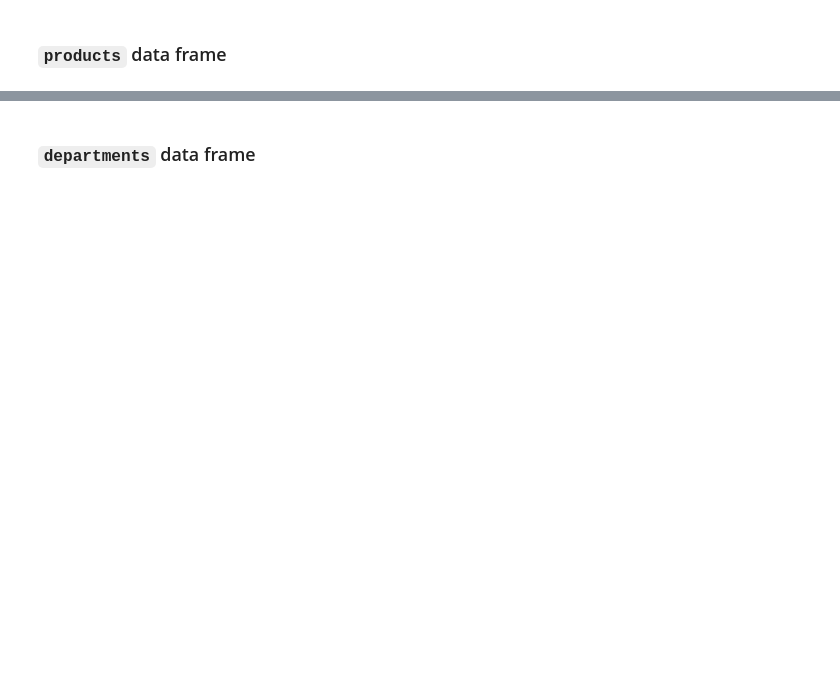
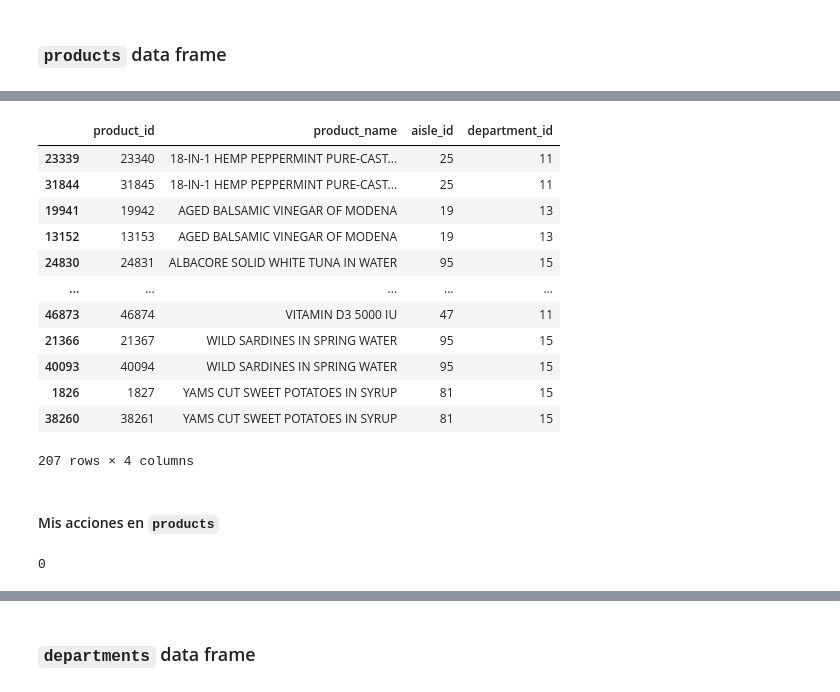
Before and after one commit to RulasBoy/TripleTen-Bootcamp, a Jupyter notebook: Sprint 4/Sprint 4.ipynb, the cells around one changed output, grey strips where cells are left out. Drawn from its saved outputs; the diff is of its cells as text; code cells hidden in the pictures; blank space fills up the shorter version.

```diff
--- a/Sprint 4/Sprint 4.ipynb
+++ b/Sprint 4/Sprint 4.ipynb
@@ -259,3 +330,28 @@ Describe brevemente tus hallazgos y lo que hiciste con ellos
 # %%
 # Revisa si hay nombres duplicados de productos no faltantes
+df_products[df_products['product_name'].notna() & df_products.duplicated(subset=['product_name'], keep=False)].sort_values(by='product_name')
+# %% [output]
+|  | product_id | product_name | aisle_id | department_id |
+| 23339 | 23340 | 18-IN-1 HEMP PEPPERMINT PURE-CAST... | 25 | 11 |
+| 31844 | 31845 | 18-IN-1 HEMP PEPPERMINT PURE-CAST... | 25 | 11 |
+| 19941 | 19942 | AGED BALSAMIC VINEGAR OF MODENA | 19 | 13 |
+| 13152 | 13153 | AGED BALSAMIC VINEGAR OF MODENA | 19 | 13 |
+| 24830 | 24831 | ALBACORE SOLID WHITE TUNA IN WATER | 95 | 15 |
+| ... | ... | ... | ... | ... |
+| 46873 | 46874 | VITAMIN D3 5000 IU | 47 | 11 |
+| 21366 | 21367 | WILD SARDINES IN SPRING WATER | 95 | 15 |
+| 40093 | 40094 | WILD SARDINES IN SPRING WATER | 95 | 15 |
+| 1826 | 1827 | YAMS CUT SWEET POTATOES IN SYRUP | 81 | 15 |
+| 38260 | 38261 | YAMS CUT SWEET POTATOES IN SYRUP | 81 | 15 |
+207 rows × 4 columns
+# %% [markdown]
+#### Mis acciones en `products`
+# %%
+# Elimina los productos que son nombres duplicados
+df_products = df_products.drop_duplicates(subset=['product_name'])
+
+# Verifica que ya no hay nombres duplicados.
+print(df_products['product_name'].duplicated().sum())
+# %% [output]
+0
 # %% [markdown]
```
Also changed, not shown: parts of 45 cells of this notebook.
